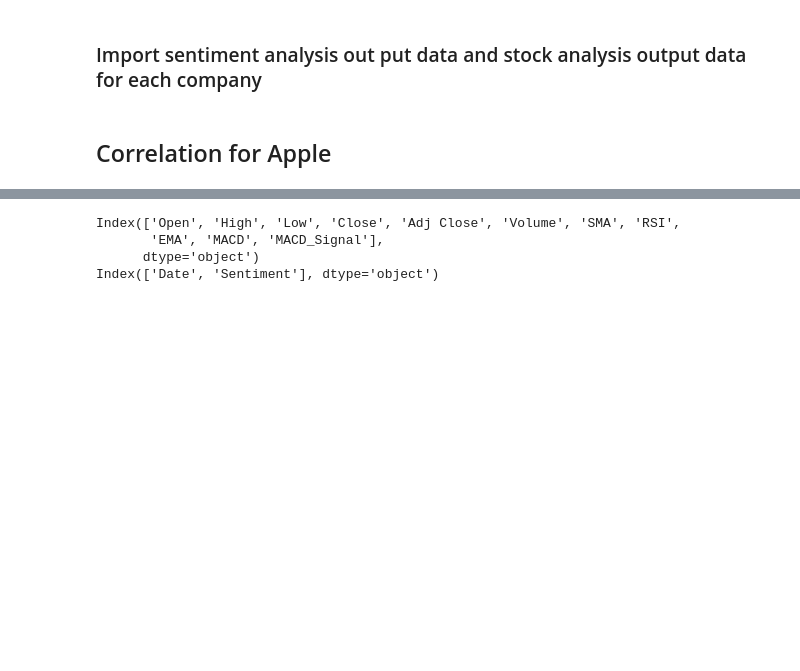
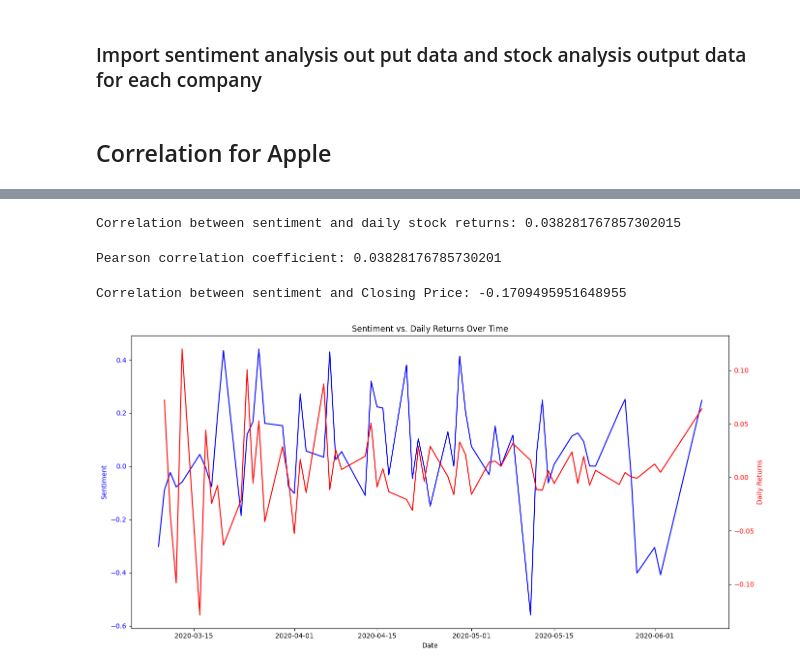
Before and after one commit to wolderufael/Stock-market-analysis-based-on-news-sentiment, a Jupyter notebook: notebooks/correlation_analysis.ipynb, the cells around one changed output, grey strips where cells are left out. Cells and saved outputs as stored; diff of their text form; code cells hidden in the pictures; blank space fills up the shorter version.

Commit message:
apple correlation

```diff
--- a/notebooks/correlation_analysis.ipynb
+++ b/notebooks/correlation_analysis.ipynb
@@ -38,8 +36,53 @@ KeyError: 'Date'
-# %%
-print(apple_stock_data.columns)
-print(result_df.columns)
-# %% [output]
-Index(['Open', 'High', 'Low', 'Close', 'Adj Close', 'Volume', 'SMA', 'RSI',
-       'EMA', 'MACD', 'MACD_Signal'],
-      dtype='object')
-Index(['Date', 'Sentiment'], dtype='object')
+# %%
+#calculate daily returns
+apple_aggregate_data['Daily Returns'] = apple_aggregate_data['Close'].pct_change()
+# %%
+apple_correlation = apple_aggregate_data['Sentiment'].corr(apple_aggregate_data['Daily Returns'])
+print("Correlation between sentiment and daily stock returns:", apple_correlation)
+# %% [output]
+Correlation between sentiment and daily stock returns: 0.038281767857302015
+# %%
+# Calculate the Pearson correlation coefficient
+from scipy.stats import pearsonr
+cleaned_df = apple_aggregate_data.dropna(subset=['Sentiment', 'Daily Returns'])
+pearson_correlation, _ = pearsonr(cleaned_df['Sentiment'], cleaned_df['Daily Returns'])
+
+print("Pearson correlation coefficient:", pearson_correlation)
+# %% [output]
+Pearson correlation coefficient: 0.03828176785730201
+# %%
+apple_correlation = apple_aggregate_data['Sentiment'].corr(apple_aggregate_data['Close'])
+print("Correlation between sentiment and Closing Price:", apple_correlation)
+# %% [output]
+Correlation between sentiment and Closing Price: -0.1709495951648955
+# %%
+import matplotlib.pyplot as plt
+
+# Ensure the 'Date' column is in datetime format
+apple_aggregate_data['Date'] = pd.to_datetime(apple_aggregate_data['Date'])
+
+# Plot Sentiment and Daily Returns
+fig, ax1 = plt.subplots(figsize=(14, 7))
+
+# Plot Sentiment on the first y-axis
+ax1.plot(apple_aggregate_data['Date'], apple_aggregate_data['Sentiment'], color='blue', label='Sentiment')
+ax1.set_xlabel('Date')
+ax1.set_ylabel('Sentiment', color='blue')
+ax1.tick_params(axis='y', labelcolor='blue')
+
+# Create a second y-axis for Daily Returns
+ax2 = ax1.twinx()
+ax2.plot(apple_aggregate_data['Date'], apple_aggregate_data['Daily Returns'], color='red', label='Daily Returns')
+ax2.set_ylabel('Daily Returns', color='red')
+ax2.tick_params(axis='y', labelcolor='red')
+
+# Set the title of the plot
+plt.title('Sentiment vs. Daily Returns Over Time')
+
+# Improve the layout
+fig.tight_layout()
+
+# Show the plot
+plt.show()
+# %% [output]
+[figure, added]
```
Also changed, not shown: parts of 1 cell of this notebook.
